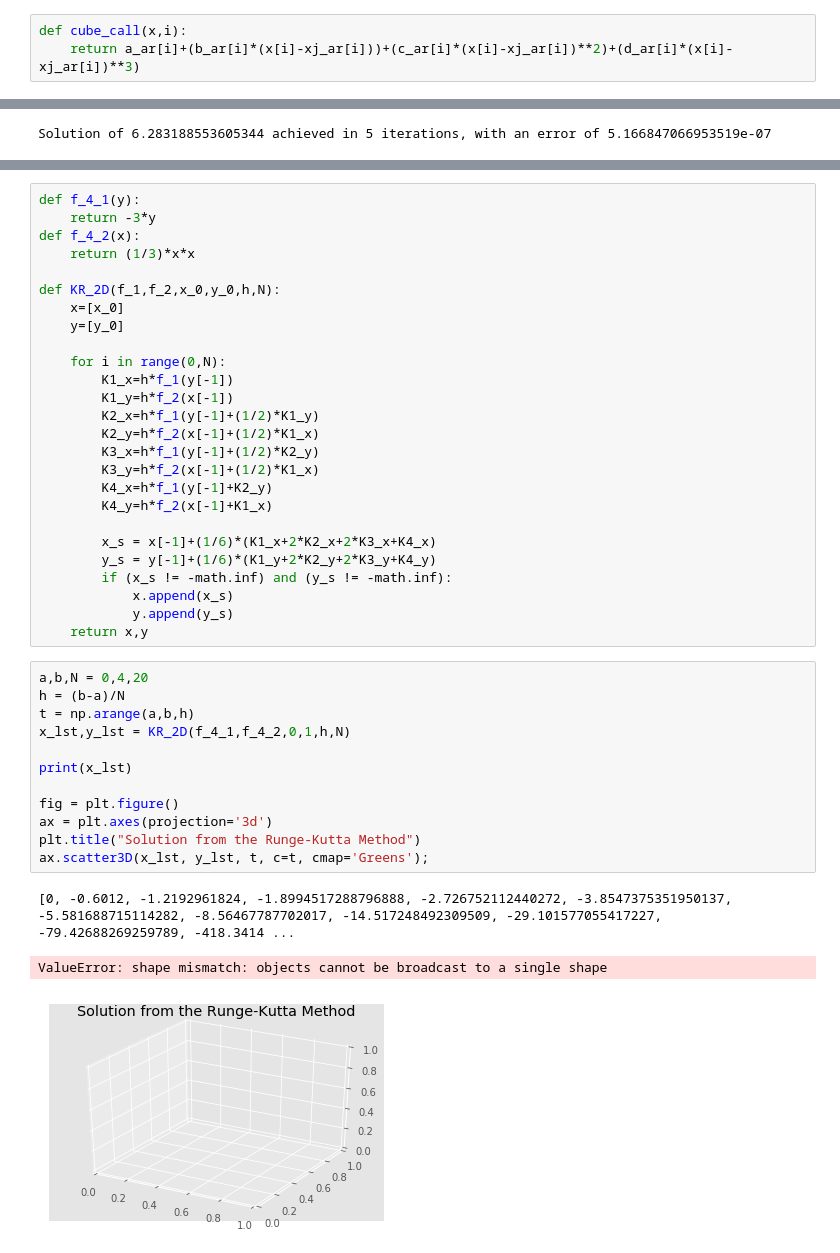
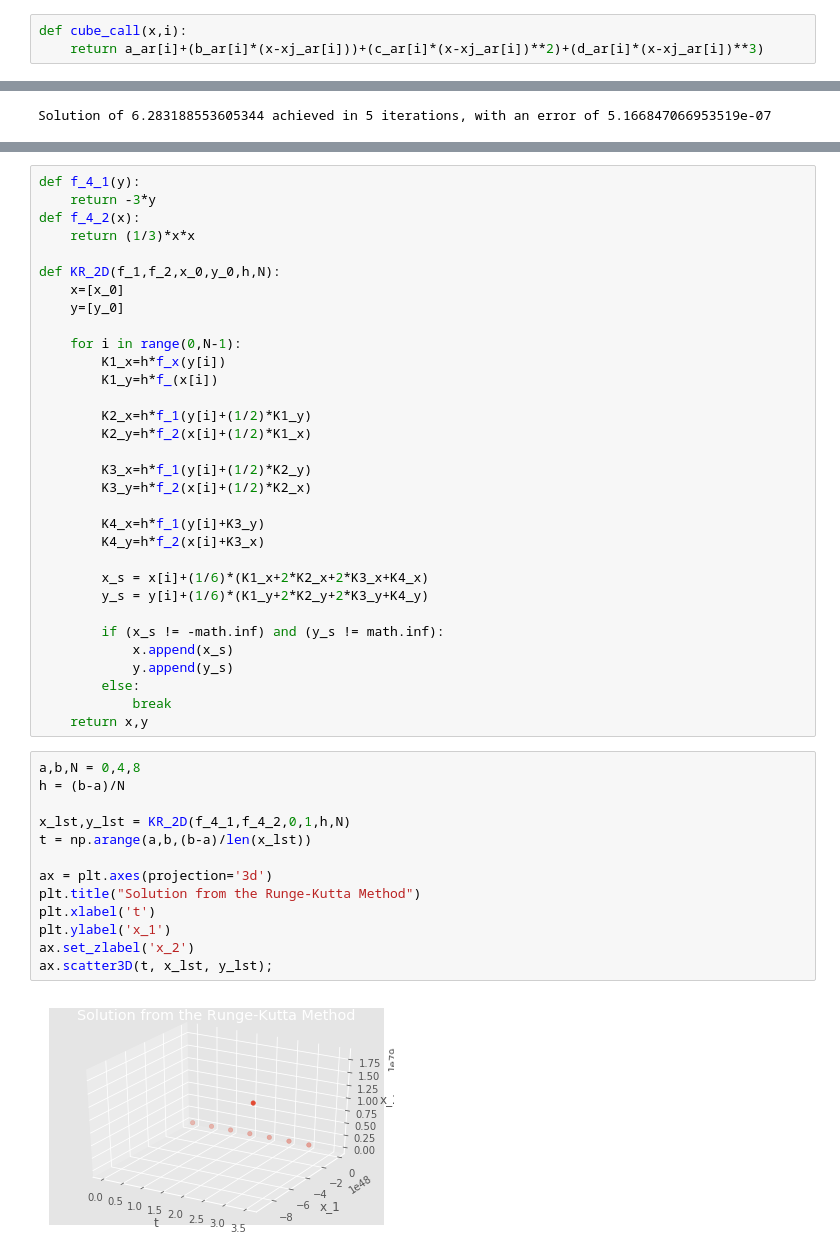
Before and after one commit to voetberg/mth_451_hw, a Jupyter notebook: Final Project.ipynb, the cells around one changed output, grey strips where cells are left out. Cells and saved outputs as stored; diff of their text form.

```diff
--- a/Final Project.ipynb
+++ b/Final Project.ipynb
@@ -168,5 +151,5 @@ for i in range(3):
     d_ar[i]=(c_ar[i+1]-c_ar[i])/(3*h_ar[i])
 # %%
 def cube_call(x,i):
-    return a_ar[i]+(b_ar[i]*(x[i]-xj_ar[i]))+(c_ar[i]*(x[i]-xj_ar[i])**2)+(d_ar[i]*(x[i]-xj_ar[i])**3)
+    return a_ar[i]+(b_ar[i]*(x-xj_ar[i]))+(c_ar[i]*(x-xj_ar[i])**2)+(d_ar[i]*(x-xj_ar[i])**3)
 # %%
@@ -287,35 +266,40 @@ def KR_2D(f_1,f_2,x_0,y_0,h,N):
     x=[x_0]
     y=[y_0]
 
-    for i in range(0,N):
-        K1_x=h*f_1(y[-1])
-        K1_y=h*f_2(x[-1])
-        K2_x=h*f_1(y[-1]+(1/2)*K1_y)
-        K2_y=h*f_2(x[-1]+(1/2)*K1_x)
-        K3_x=h*f_1(y[-1]+(1/2)*K2_y)
-        K3_y=h*f_2(x[-1]+(1/2)*K1_x)
-        K4_x=h*f_1(y[-1]+K2_y)
-        K4_y=h*f_2(x[-1]+K1_x)
+    for i in range(0,N-1):
+        K1_x=h*f_x(y[i])
+        K1_y=h*f_(x[i])
 
-        x_s = x[-1]+(1/6)*(K1_x+2*K2_x+2*K3_x+K4_x)
-        y_s = y[-1]+(1/6)*(K1_y+2*K2_y+2*K3_y+K4_y)
-        if (x_s != -math.inf) and (y_s != -math.inf):
+        K2_x=h*f_1(y[i]+(1/2)*K1_y)
+        K2_y=h*f_2(x[i]+(1/2)*K1_x)
+
+        K3_x=h*f_1(y[i]+(1/2)*K2_y)
+        K3_y=h*f_2(x[i]+(1/2)*K2_x)
+
+        K4_x=h*f_1(y[i]+K3_y)
+        K4_y=h*f_2(x[i]+K3_x)
+
+        x_s = x[i]+(1/6)*(K1_x+2*K2_x+2*K3_x+K4_x)
+        y_s = y[i]+(1/6)*(K1_y+2*K2_y+2*K3_y+K4_y)
+
+        if (x_s != -math.inf) and (y_s != math.inf):
             x.append(x_s)
             y.append(y_s)
+        else:
+            break
     return x,y
 # %%
-a,b,N = 0,4,20
+a,b,N = 0,4,8
 h = (b-a)/N
-t = np.arange(a,b,h)
+
 x_lst,y_lst = KR_2D(f_4_1,f_4_2,0,1,h,N)
+t = np.arange(a,b,(b-a)/len(x_lst))
 
-print(x_lst)
-
-fig = plt.figure()
 ax = plt.axes(projection='3d')
 plt.title("Solution from the Runge-Kutta Method")
-ax.scatter3D(x_lst, y_lst, t, c=t, cmap='Greens');
+plt.xlabel('t')
+plt.ylabel('x_1')
+ax.set_zlabel('x_2')
+ax.scatter3D(t, x_lst, y_lst);
 # %% [output]
-[0, -0.6012, -1.2192961824, -1.8994517288796888, -2.726752112440272, -3.8547375351950137, -5.581688715114282, -8.56467787702017, -14.517248492309509, -29.101577055417227, -79.42688269259789, -418.3414 ...
-ValueError: shape mismatch: objects cannot be broadcast to a single shape
-[figure, old version]
+[figure, new version]
```
Also changed, not shown: parts of 8 cells of this notebook.
